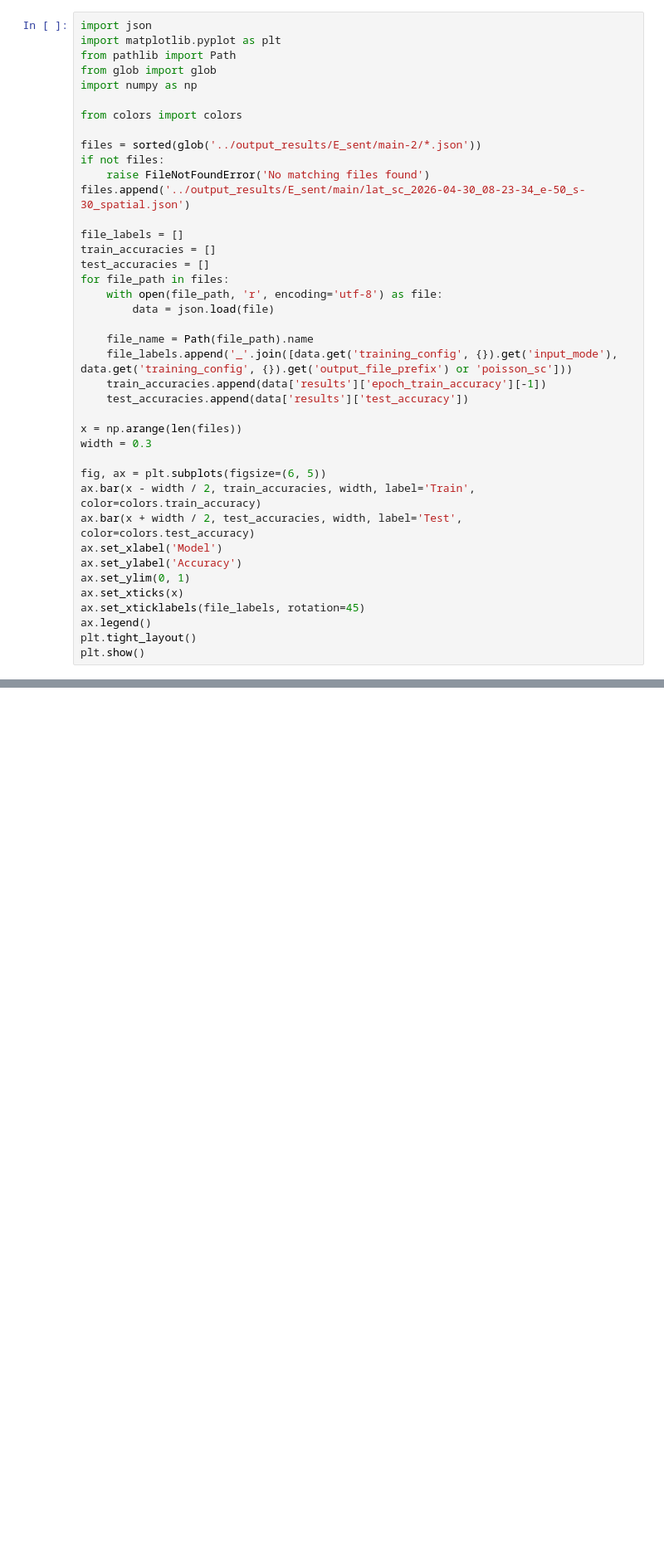
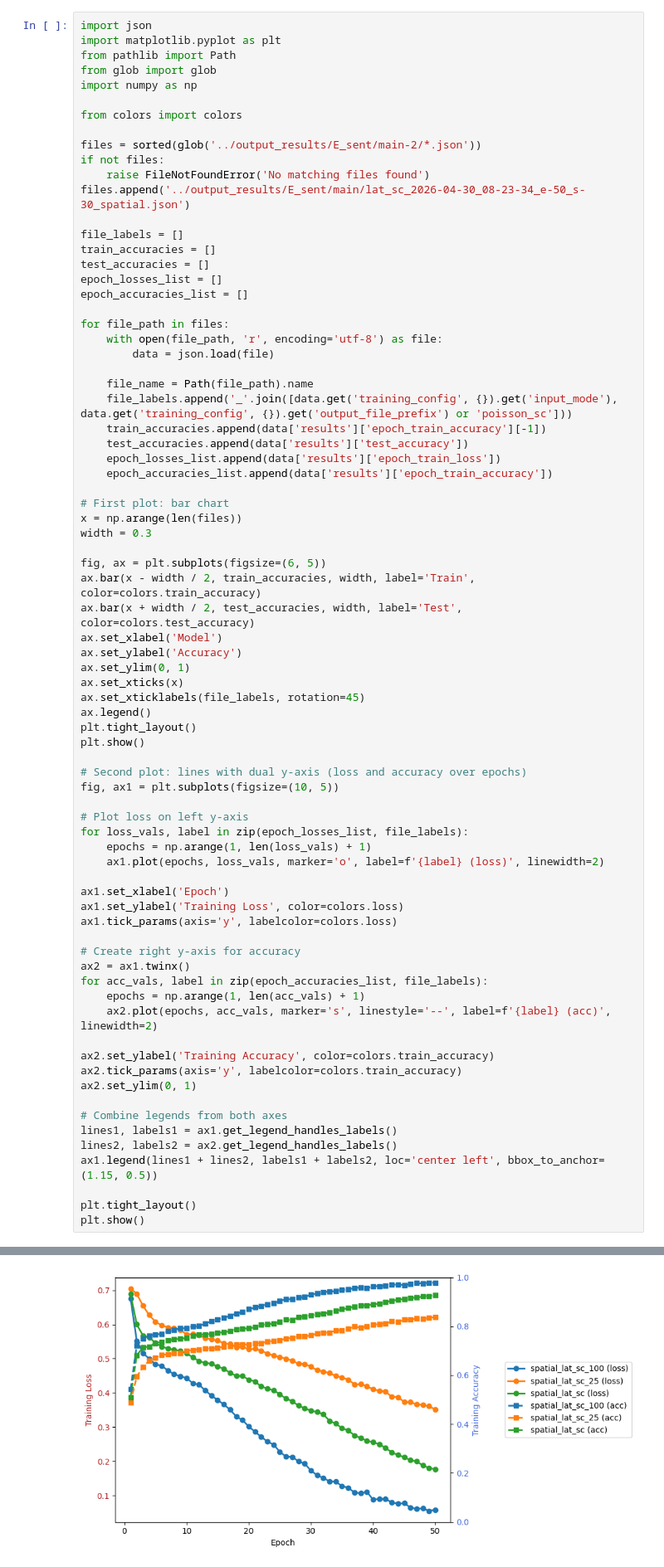
Before and after one commit to Rolands-Laucis/snn4nlp, a Jupyter notebook: experiments/E_sent-main-2-viz.ipynb, the cells around one changed output, grey strips where cells are left out. Shown at 83% size. Drawn from its saved outputs; the diff is of its cells as text; blank space fills up the shorter version.

```diff
--- a/experiments/E_sent-main-2-viz.ipynb
+++ b/experiments/E_sent-main-2-viz.ipynb
@@ -13,30 +13,67 @@ if not files:
 files.append('../output_results/E_sent/main/lat_sc_2026-04-30_08-23-34_e-50_s-30_spatial.json')
 
 file_labels = []
 train_accuracies = []
 test_accuracies = []
+epoch_losses_list = []
+epoch_accuracies_list = []
+
 for file_path in files:
     with open(file_path, 'r', encoding='utf-8') as file:
         data = json.load(file)
 
     file_name = Path(file_path).name
     file_labels.append('_'.join([data.get('training_config', {}).get('input_mode'), data.get('training_config', {}).get('output_file_prefix') or 'poisson_sc']))
     train_accuracies.append(data['results']['epoch_train_accuracy'][-1])
     test_accuracies.append(data['results']['test_accuracy'])
+    epoch_losses_list.append(data['results']['epoch_train_loss'])
+    epoch_accuracies_list.append(data['results']['epoch_train_accuracy'])
 
+# First plot: bar chart
 x = np.arange(len(files))
 width = 0.3
 
 fig, ax = plt.subplots(figsize=(6, 5))
 ax.bar(x - width / 2, train_accuracies, width, label='Train', color=colors.train_accuracy)
 ax.bar(x + width / 2, test_accuracies, width, label='Test', color=colors.test_accuracy)
 ax.set_xlabel('Model')
 ax.set_ylabel('Accuracy')
 ax.set_ylim(0, 1)
 ax.set_xticks(x)
 ax.set_xticklabels(file_labels, rotation=45)
 ax.legend()
 plt.tight_layout()
 plt.show()
+
+# Second plot: lines with dual y-axis (loss and accuracy over epochs)
+fig, ax1 = plt.subplots(figsize=(10, 5))
+
+# Plot loss on left y-axis
+for loss_vals, label in zip(epoch_losses_list, file_labels):
+    epochs = np.arange(1, len(loss_vals) + 1)
+    ax1.plot(epochs, loss_vals, marker='o', label=f'{label} (loss)', linewidth=2)
+
+ax1.set_xlabel('Epoch')
+ax1.set_ylabel('Training Loss', color=colors.loss)
+ax1.tick_params(axis='y', labelcolor=colors.loss)
+
+# Create right y-axis for accuracy
+ax2 = ax1.twinx()
+for acc_vals, label in zip(epoch_accuracies_list, file_labels):
+    epochs = np.arange(1, len(acc_vals) + 1)
+    ax2.plot(epochs, acc_vals, marker='s', linestyle='--', label=f'{label} (acc)', linewidth=2)
+
+ax2.set_ylabel('Training Accuracy', color=colors.train_accuracy)
+ax2.tick_params(axis='y', labelcolor=colors.train_accuracy)
+ax2.set_ylim(0, 1)
+
+# Combine legends from both axes
+lines1, labels1 = ax1.get_legend_handles_labels()
+lines2, labels2 = ax2.get_legend_handles_labels()
+ax1.legend(lines1 + lines2, labels1 + labels2, loc='center left', bbox_to_anchor=(1.15, 0.5))
+
+plt.tight_layout()
+plt.show()
 # %% [output]
 [figure]
+[figure, added]
```
Also changed, not shown: parts of 1 cell of this notebook, 1 other file.
